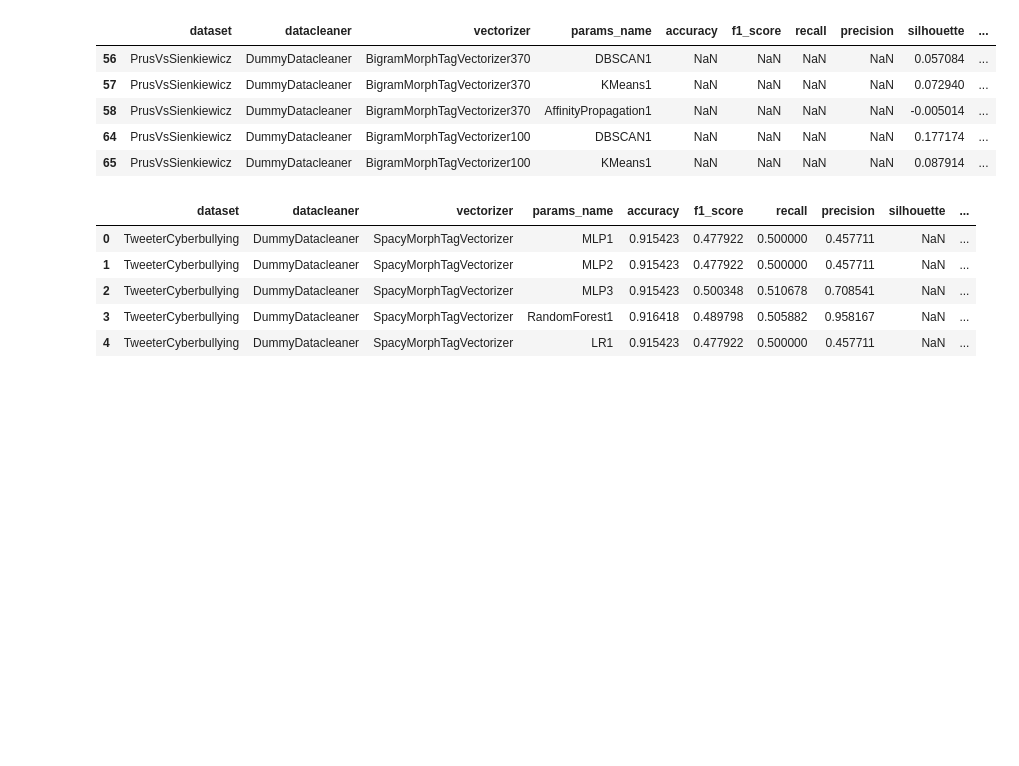
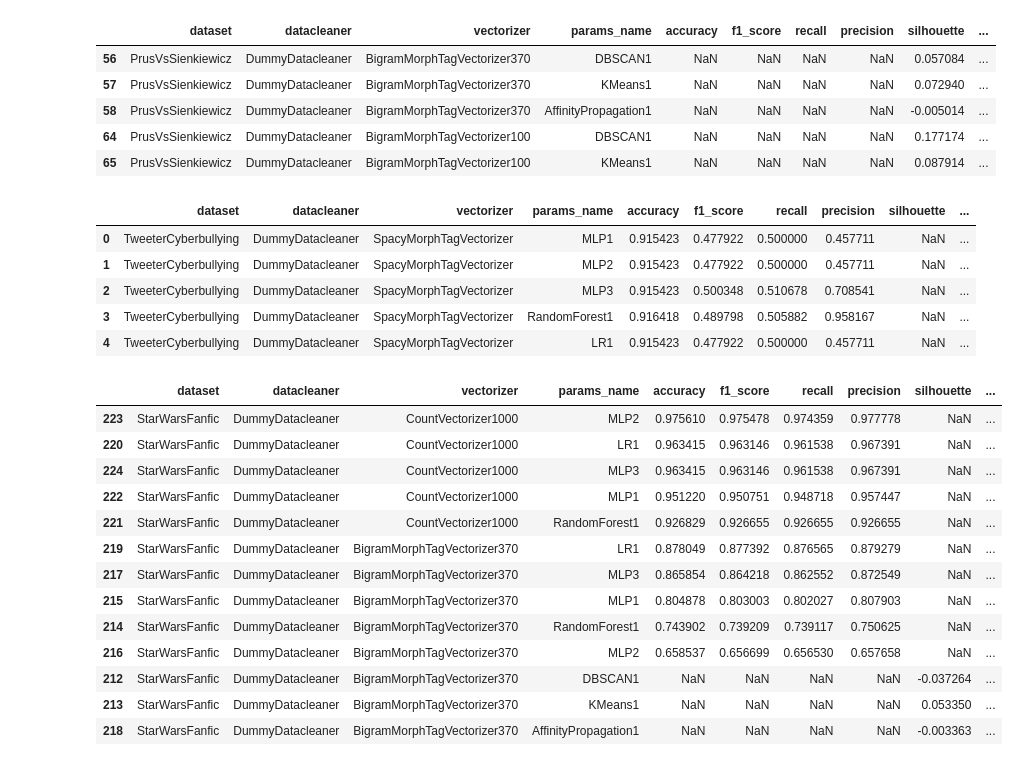
Before and after one commit to WitoldFracek/grembedding, a Jupyter notebook: notebooks/results_analysis.ipynb, the cells around one changed output. Saved outputs shown, nothing was run; the diff lists cells and outputs as text; code cells hidden in the pictures; blank space fills up the shorter version.

```diff
--- a/notebooks/results_analysis.ipynb
+++ b/notebooks/results_analysis.ipynb
@@ -32,3 +32,22 @@ clusterization(results_df).head()
 | 2 | TweeterCyberbullying | DummyDatacleaner | SpacyMorphTagVectorizer | MLP3 | 0.915423 | 0.500348 | 0.510678 | 0.708541 | NaN | ... |
 | 3 | TweeterCyberbullying | DummyDatacleaner | SpacyMorphTagVectorizer | RandomForest1 | 0.916418 | 0.489798 | 0.505882 | 0.958167 | NaN | ... |
 | 4 | TweeterCyberbullying | DummyDatacleaner | SpacyMorphTagVectorizer | LR1 | 0.915423 | 0.477922 | 0.500000 | 0.457711 | NaN | ... |
+# %%
+sw = results_df[results_df['dataset'] == 'StarWarsFanfic']
+# %%
+sw.sort_values('accuracy', ascending=False)
+# %% [output]
+|  | dataset | datacleaner | vectorizer | params_name | accuracy | f1_score | recall | precision | silhouette | ... |
+| 223 | StarWarsFanfic | DummyDatacleaner | CountVectorizer1000 | MLP2 | 0.975610 | 0.975478 | 0.974359 | 0.977778 | NaN | ... |
+| 220 | StarWarsFanfic | DummyDatacleaner | CountVectorizer1000 | LR1 | 0.963415 | 0.963146 | 0.961538 | 0.967391 | NaN | ... |
+| 224 | StarWarsFanfic | DummyDatacleaner | CountVectorizer1000 | MLP3 | 0.963415 | 0.963146 | 0.961538 | 0.967391 | NaN | ... |
+| 222 | StarWarsFanfic | DummyDatacleaner | CountVectorizer1000 | MLP1 | 0.951220 | 0.950751 | 0.948718 | 0.957447 | NaN | ... |
+| 221 | StarWarsFanfic | DummyDatacleaner | CountVectorizer1000 | RandomForest1 | 0.926829 | 0.926655 | 0.926655 | 0.926655 | NaN | ... |
+| 219 | StarWarsFanfic | DummyDatacleaner | BigramMorphTagVectorizer370 | LR1 | 0.878049 | 0.877392 | 0.876565 | 0.879279 | NaN | ... |
+| 217 | StarWarsFanfic | DummyDatacleaner | BigramMorphTagVectorizer370 | MLP3 | 0.865854 | 0.864218 | 0.862552 | 0.872549 | NaN | ... |
+| 215 | StarWarsFanfic | DummyDatacleaner | BigramMorphTagVectorizer370 | MLP1 | 0.804878 | 0.803003 | 0.802027 | 0.807903 | NaN | ... |
+| 214 | StarWarsFanfic | DummyDatacleaner | BigramMorphTagVectorizer370 | RandomForest1 | 0.743902 | 0.739209 | 0.739117 | 0.750625 | NaN | ... |
+| 216 | StarWarsFanfic | DummyDatacleaner | BigramMorphTagVectorizer370 | MLP2 | 0.658537 | 0.656699 | 0.656530 | 0.657658 | NaN | ... |
+| 212 | StarWarsFanfic | DummyDatacleaner | BigramMorphTagVectorizer370 | DBSCAN1 | NaN | NaN | NaN | NaN | -0.037264 | ... |
+| 213 | StarWarsFanfic | DummyDatacleaner | BigramMorphTagVectorizer370 | KMeans1 | NaN | NaN | NaN | NaN | 0.053350 | ... |
+| 218 | StarWarsFanfic | DummyDatacleaner | BigramMorphTagVectorizer370 | AffinityPropagation1 | NaN | NaN | NaN | NaN | -0.003363 | ... |
```
Also changed, not shown: parts of 1 cell of this notebook.
